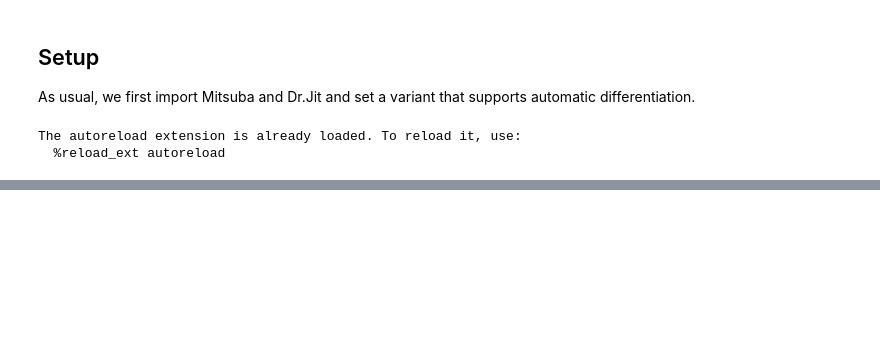
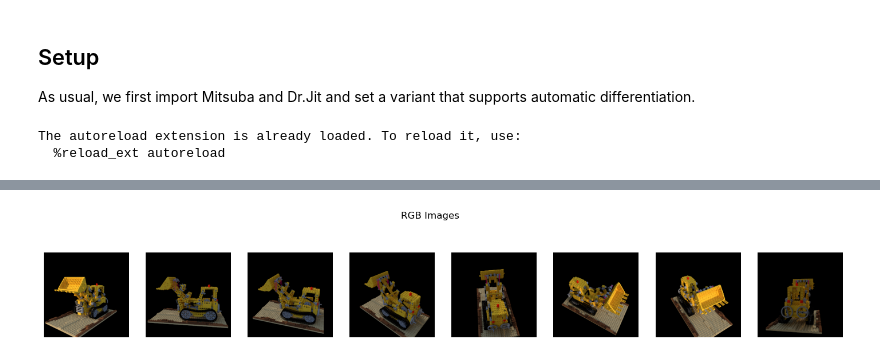
Before and after one commit to JackZhouSz/tlir, a Jupyter notebook: mitsuba_test.ipynb, the cells around one changed output, grey strips where cells are left out. Saved outputs shown, nothing was run; the diff lists cells and outputs as text; code cells hidden in the pictures; blank space fills up the shorter version.

```diff
--- a/mitsuba_test.ipynb
+++ b/mitsuba_test.ipynb
@@ -89,0 +147,89 @@ Rendered 8 reference images
+# %%
+import numpy as np
+
+# Helper function to visualize depth with turbo colormap
+def visualize_depth(depth, vmin=None, vmax=None):
+    """Convert depth to RGB using turbo colormap."""
+    # Filter out invalid depths
+    valid_depth = depth[depth < 1e9]
+    if vmin is None:
+        vmin = np.min(valid_depth) if len(valid_depth) > 0 else 0.0
+    if vmax is None:
+        vmax = np.max(valid_depth) if len(valid_depth) > 0 else 1.0
+
+    # Normalize
+    depth_norm = (depth - vmin) / (vmax - vmin + 1e-8)
+    depth_norm = np.clip(depth_norm, 0.0, 1.0)
+
+    # Apply turbo colormap
+    try:
+        import matplotlib.pyplot as plt
+        colormap = plt.cm.turbo
+        rgb = colormap(depth_norm)[:, :, :3]
+    except:
+        # Fallback: simple jet-like colormap
+        r = np.clip(4 * depth_norm - 1.5, 0, 1)
+        g = np.clip(1 - np.abs(4 * depth_norm - 2), 0, 1)
+        b = np.clip(2.5 - 4 * depth_norm, 0, 1)
+        rgb = np.stack([r, g, b], axis=-1)
+
+    return rgb
+
+# Helper function to visualize normals
+def visualize_normals(normals):
+    """Convert normals from [-1, 1] to RGB [0, 1]."""
+    return (normals + 1.0) / 2.0
+
+# Compute global depth range for consistent visualization
+train_valid_depths = []
+for depth in data['train_depths'][:8]:
+    valid = depth[depth < 1e9]
+    if len(valid) > 0:
+        train_valid_depths.extend(valid.flatten().tolist())
+depth_vmin = np.min(train_valid_depths)
+depth_vmax = np.max(train_valid_depths)
+print(f"Depth range for visualization: [{depth_vmin:.4f}, {depth_vmax:.4f}]")
+
+# Visualize training data: RGB, Depth, Normals, Masks
+print("\n=== Training Data Visualization ===")
+
+print("\n1. RGB Images:")
+visualization.plot_list(data['train_images'][:8], 'RGB Images')
+
+print("\n2. Depth Maps (Turbo Colormap):")
+depth_vis = [visualize_depth(d, depth_vmin, depth_vmax) for d in data['train_depths'][:8]]
+visualization.plot_list(depth_vis, 'Depth Maps')
+
+print("\n3. Surface Normals (XYZ→RGB):")
+normal_vis = [visualize_normals(n) for n in data['train_normals'][:8]]
+visualization.plot_list(normal_vis, 'Surface Normals')
+
+print("\n4. Object Masks:")
+# Convert single-channel masks to RGB for visualization
+mask_vis = [np.repeat(m, 3, axis=-1) if m.shape[-1] == 1 else m for m in data['train_masks'][:8]]
+visualization.plot_list(mask_vis, 'Object Masks')
+
+# Show one comparison (all modalities for same view)
+idx = 0
+fig, axes = plt.subplots(1, 4, figsize=(16, 4))
+axes[0].imshow(data['train_images'][idx])
+axes[0].set_title('RGB Image', fontsize=12)
+axes[0].axis('off')
+
+axes[1].imshow(visualize_depth(data['train_depths'][idx], depth_vmin, depth_vmax))
+axes[1].set_title('Depth (Turbo)', fontsize=12)
+axes[1].axis('off')
+
+axes[2].imshow(visualize_normals(data['train_normals'][idx]))
+axes[2].set_title('Normals (XYZ→RGB)', fontsize=12)
+axes[2].axis('off')
+
+mask_rgb = np.repeat(data['train_masks'][idx], 3, axis=-1) if data['train_masks'][idx].shape[-1] == 1 else data['train_masks'][idx]
+axes[3].imshow(mask_rgb)
+axes[3].set_title('Object Mask', fontsize=12)
+axes[3].axis('off')
+
+plt.suptitle(f'All Modalities for Training View {idx}', fontsize=14, fontweight='bold')
+plt.tight_layout()
+plt.show()
+# %% [output]
@@ -89,0 +241 @@ Rendered 8 reference images
+[figure, added]
```
Also changed, not shown: parts of 20 cells of this notebook, 28 other files.
